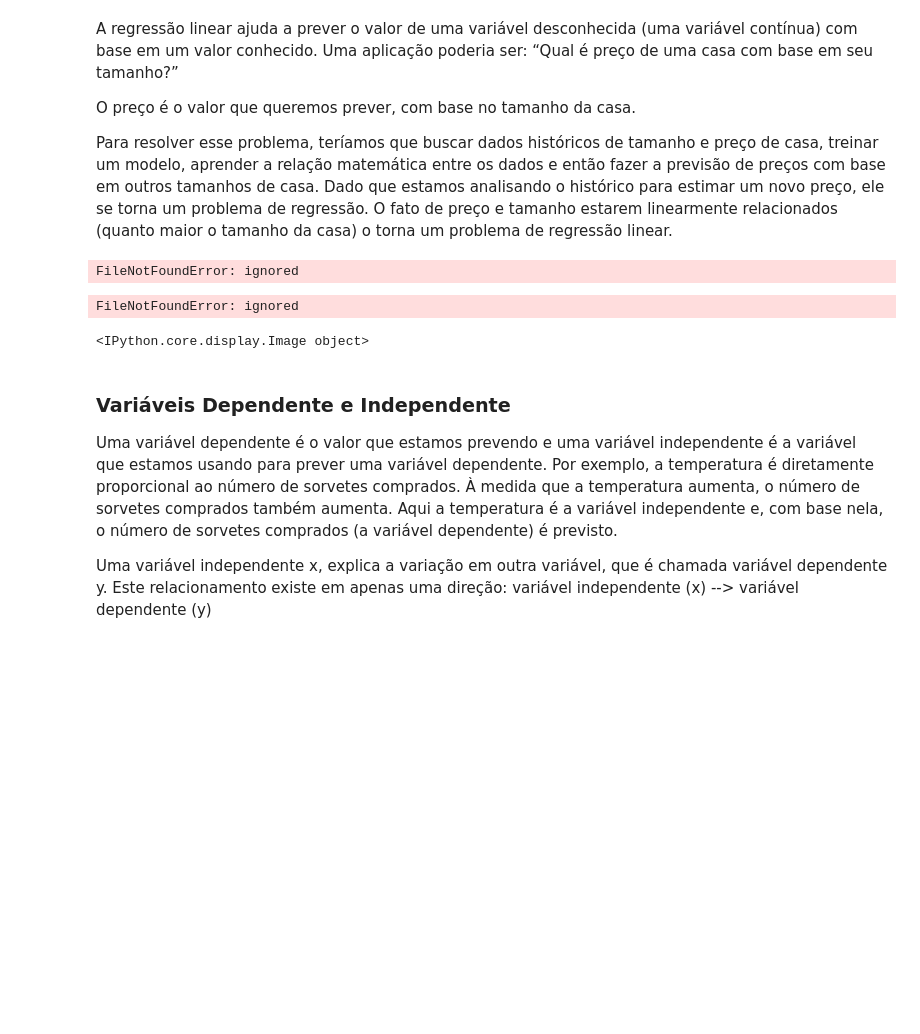
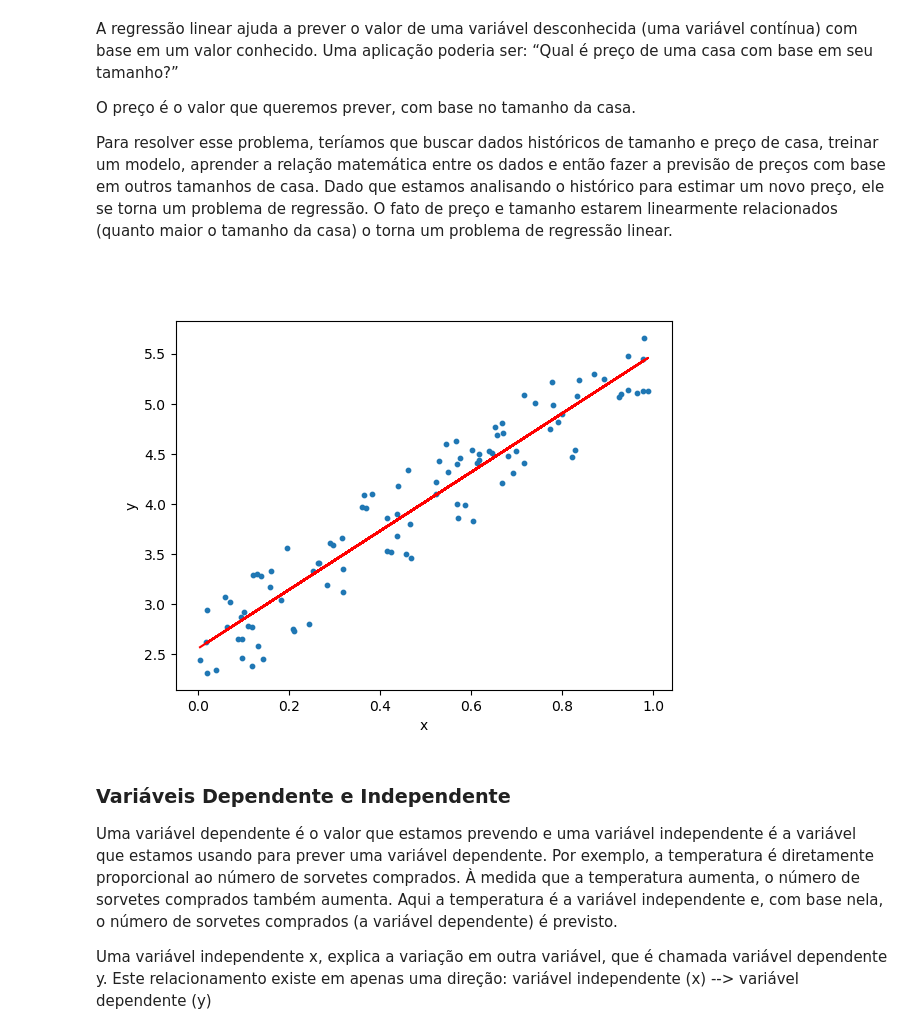
Before and after one commit to renatamontanhana/-regressao-linear-simples-ML, a Jupyter notebook: M5A11_Regressão.ipynb, the cells around one changed output. Saved outputs shown, nothing was run; the diff lists cells and outputs as text; code cells hidden in the pictures; blank space fills up the shorter version.

```diff
--- a/M5A11_Regressão.ipynb
+++ b/M5A11_Regressão.ipynb
@@ -178,11 +178,9 @@ O preço é o valor que queremos prever, com base no tamanho da casa.
 Para resolver esse problema, teríamos que buscar dados históricos de tamanho e preço de casa, treinar um modelo, aprender a relação matemática entre os dados e então fazer a previsão de preços com base em outros tamanhos de casa. Dado que estamos analisando o histórico para estimar um novo preço, ele se torna um problema de regressão. O fato de preço e tamanho estarem linearmente relacionados (quanto maior o tamanho da casa) o torna um problema de regressão linear.
 # %%
 from IPython.display import Image
-Image('imagens/regression1.png')
+Image('/content/regression1.png')
 # %% [output]
-FileNotFoundError: ignored
-FileNotFoundError: ignored
-<IPython.core.display.Image object>
+[figure, added]
 # %% [markdown]
 ### Variáveis Dependente e Independente
 
```
Also changed, not shown: parts of 5 cells of this notebook.
